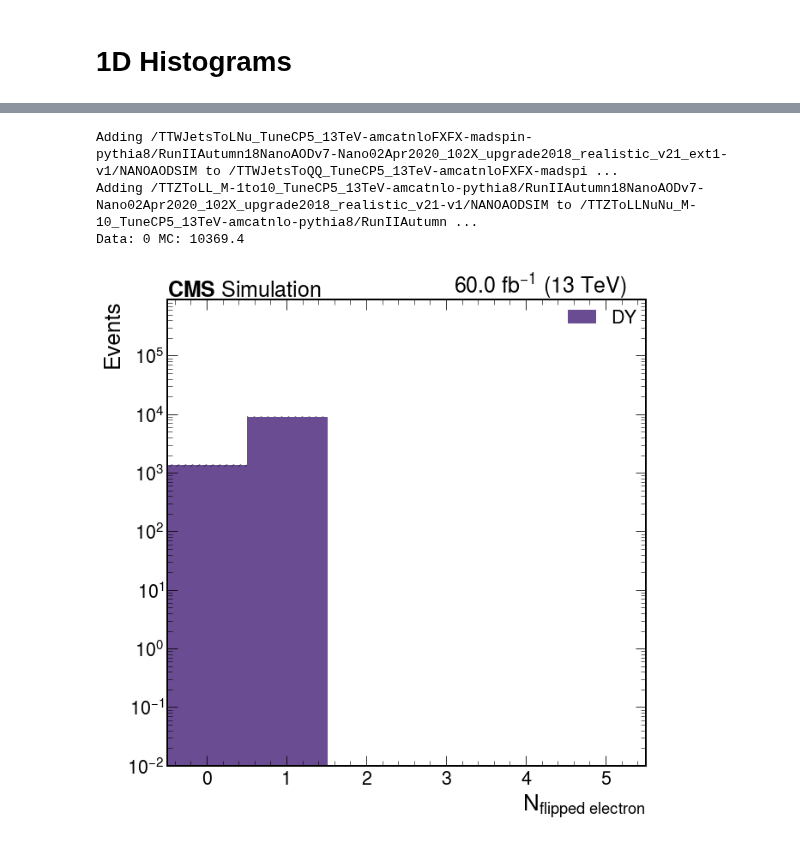
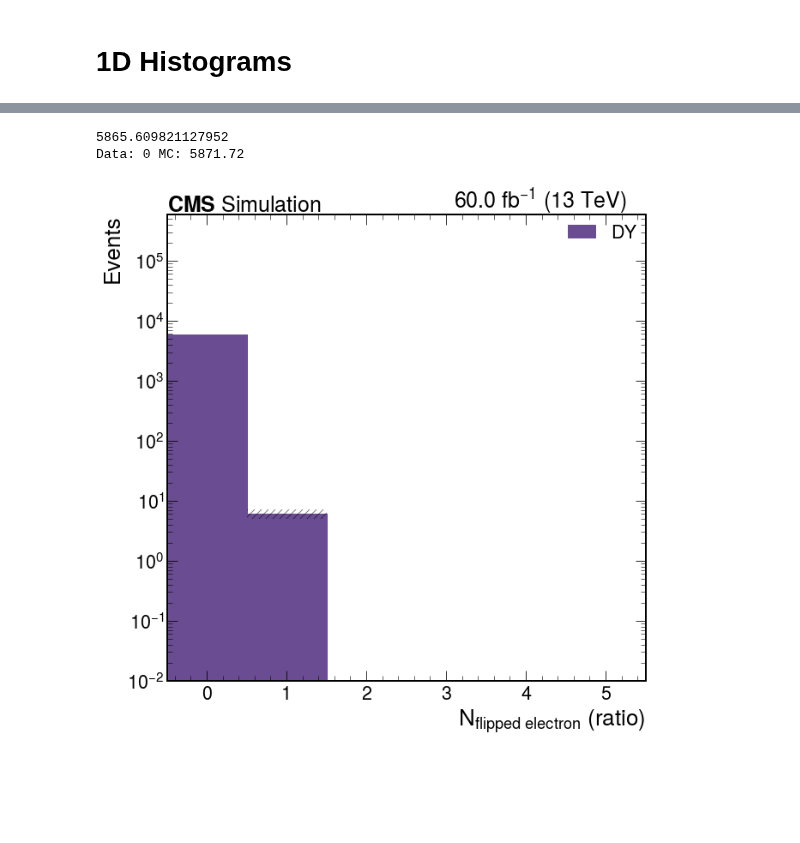
Before and after one commit to JacksonWallace/FCNC, a Jupyter notebook: notebooks/Charge Flip Checker.ipynb, the cells around one changed output, grey strips where cells are left out. Drawn from its saved outputs; the diff is of its cells as text; code cells hidden in the pictures; blank space fills up the shorter version.

```diff
--- a/notebooks/Charge Flip Checker.ipynb
+++ b/notebooks/Charge Flip Checker.ipynb
@@ -23,14 +23,15 @@ from processor.charge_flip_check import charge_flip_check
 from Tools.config_helpers import loadConfig
 from klepto.archives import dir_archive
 # %%
-from klepto.archives import dir_archive
 from processor.default_accumulators import desired_output, add_processes_to_output
 
 from Tools.helpers import get_samples
 from Tools.config_helpers import redirector_ucsd, redirector_fnal
 from Tools.nano_mapping import make_fileset, nano_mapping
 
-overwrite = False
+from processor.meta_processor import get_sample_meta
+
+overwrite = True
 local = True
 
 # load the config and the cache
@@ -46,13 +47,15 @@ year = 2018
 samples = get_samples()
 
 # make a fileset, taking the definitions in Tools/nano_mapping.py
-fileset = make_fileset(['DY'], samples, redirector=redirector_ucsd, small=False)
+fileset = make_fileset(['DY'], samples, redirector=redirector_ucsd, small=True)
 #add back in:  , 'TTZ', 'top',
 
 # in order for cutflows to work we need to add every process to the output accumulator
 add_processes_to_output(fileset, desired_output)
 
 histograms = sorted(list(desired_output.keys()))
+
+meta = get_sample_meta(fileset, samples)
 
 if local:
 
@@ -212,13 +213,12 @@ makePlot(my_hist, None, 'multiplicity',
 # %%
-my_hist = scale_and_merge(output['electron_flips'], samples, fileset, nano_mapping)
+my_hist = scale_and_merge(output['electron_flips2'], meta, fileset, nano_mapping)
 
 makePlot(my_hist, None, 'multiplicity',
-         bins=N_bins_red, log=True, normalize=False, axis_label=r'$N_{flipped\ electron}\ (SS)$',
+         bins=N_bins_red, log=True, normalize=False, axis_label=r'$N_{flipped\ electron}\ (ratio)$',
          new_colors=my_colors, new_labels=my_labels,
          #order=[nano_mapping['TTZ'][0], nano_mapping['top'][0], nano_mapping['DY'][0]],
         )
 # %% [output]
-Adding /TTWJetsToLNu_TuneCP5_13TeV-amcatnloFXFX-madspin-pythia8/RunIIAutumn18NanoAODv7-Nano02Apr2020_102X_upgrade2018_realistic_v21_ext1-v1/NANOAODSIM to /TTWJetsToQQ_TuneCP5_13TeV-amcatnloFXFX-madspi ...
-Adding /TTZToLL_M-1to10_TuneCP5_13TeV-amcatnlo-pythia8/RunIIAutumn18NanoAODv7-Nano02Apr2020_102X_upgrade2018_realistic_v21-v1/NANOAODSIM to /TTZToLLNuNu_M-10_TuneCP5_13TeV-amcatnlo-pythia8/RunIIAutumn ...
-Data: 0 MC: 10369.4
+5865.609821127952
+Data: 0 MC: 5871.72
-[figure, old version]
+[figure, new version]
```
Also changed, not shown: parts of 12 cells of this notebook, 3 other files.
